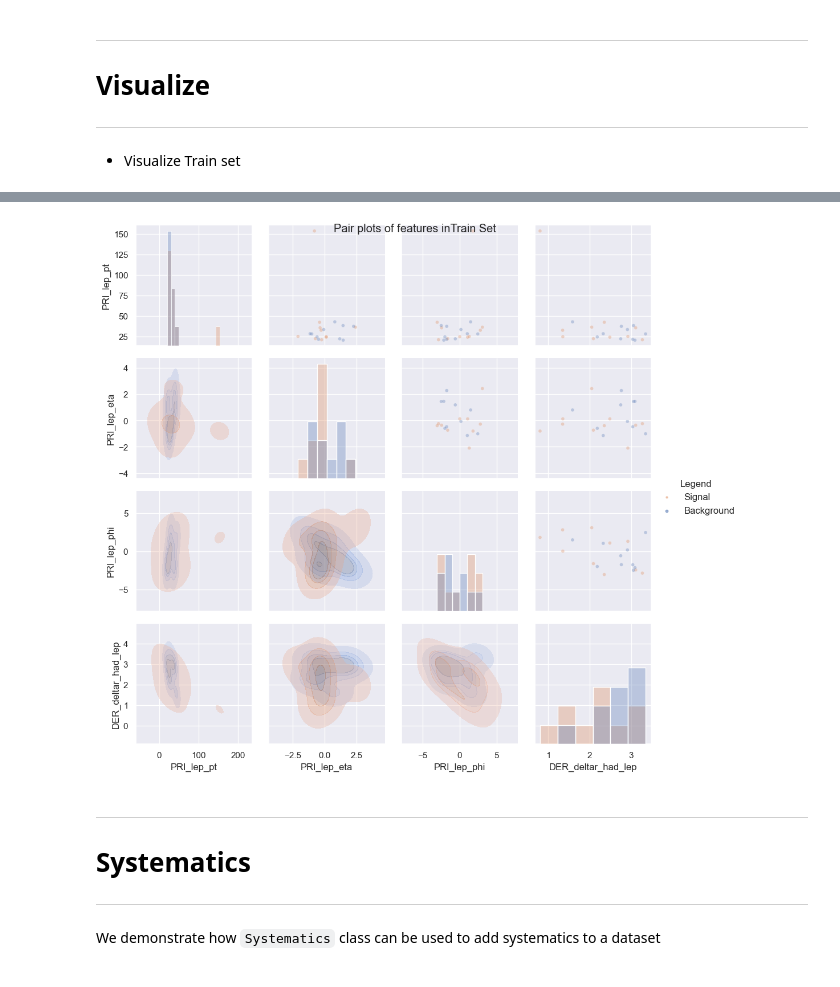
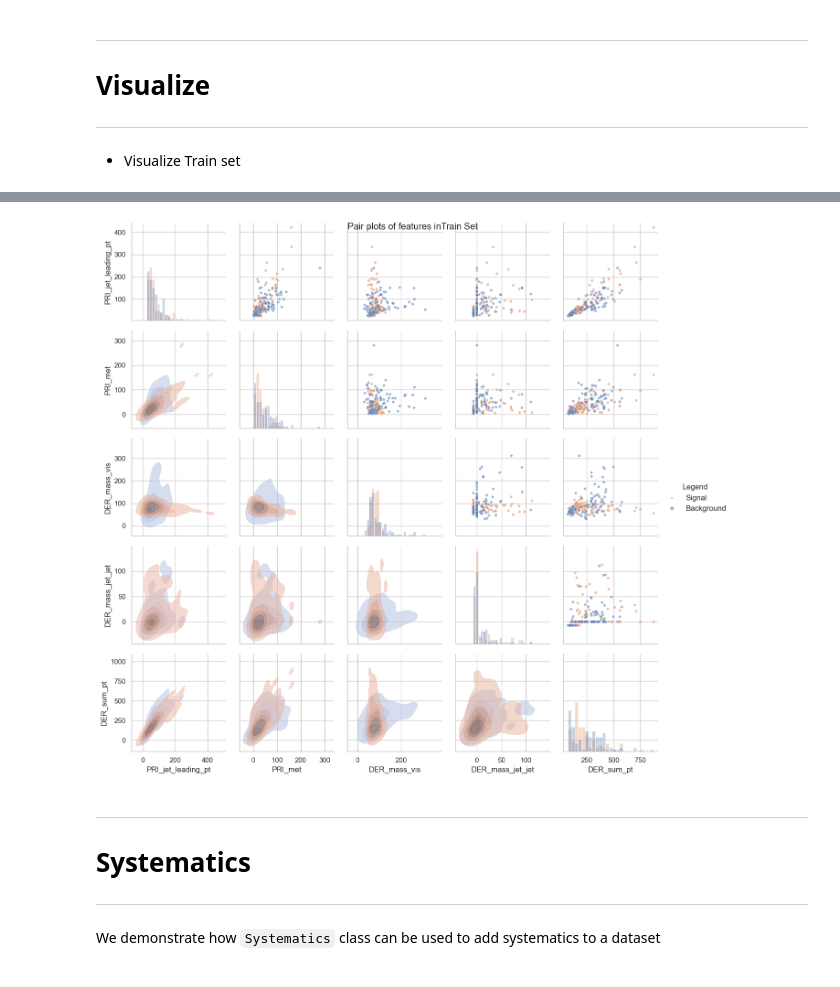
Before and after one commit to FAIR-Universe/HEP-Challenge, a Jupyter notebook: StartingKit_HiggsML_Uncertainty_Challenge.ipynb, the cells around one changed output, grey strips where cells are left out. Drawn from its saved outputs; the diff is of its cells as text; code cells hidden in the pictures.

```diff
--- a/StartingKit_HiggsML_Uncertainty_Challenge.ipynb
+++ b/StartingKit_HiggsML_Uncertainty_Challenge.ipynb
@@ -20,5 +20,5 @@ if COLAB:
 # %% [markdown]
 `USE_PUBLIC_DATA` determines whether to use a public dataset provided for the participants or use a small subset of the data for quick execution of this notebook
 # %%
-USE_PUBLIC_DATA = False
+USE_PUBLIC_DATA = True
 # %%
@@ -57,22 +55,23 @@ warnings.filterwarnings("ignore")
 # Directories
 ***
 # %%
+import os
 root_dir = "./"
 # Input data directory to read training data from
 if USE_PUBLIC_DATA:
-    input_dir = root_dir + "/public_data/"
-    reference_dir = root_dir + '/public_data/'
+    input_dir = os.path.join(root_dir, "public_data","input_data")
+    reference_dir = os.path.join(root_dir, "public_data","reference_data")
 else:
-    input_dir = root_dir + "input_data/"
-    reference_dir = root_dir + 'reference_data/'
+    input_dir = os.path.join(root_dir, "input_data")
+    reference_dir = os.path.join(root_dir, "reference_data")
 # Output data directory to write predictions to
-output_dir = root_dir + "sample_result_submission"
+output_dir = os.path.join(root_dir, "sample_result_submission")
 # Program directory
-program_dir = root_dir + "ingestion_program"
+program_dir = os.path.join(root_dir, "ingestion_program")
 # Score directory
-score_dir = root_dir + "scoring_program"
+score_dir = os.path.join(root_dir, "scoring_program")
 # Directory to read submitted submissions from
-submission_dir = root_dir + "sample_code_submission"
+submission_dir = os.path.join(root_dir, "sample_code_submission")
 # %% [markdown]
 ***
 # Add directories to path
@@ -112,3 +109,7 @@ from model import Model
+# %%
+from model import Model
+from config import CSV, PARQUET  # might change based on final data format
+USE_RANDOM_MUS = True
 # %% [markdown]
 ***
 # Data
@@ -281,2 +273,14 @@ Visualize
+# %%
+train_visualize = Dataset_visualise(
+    data_set=data.get_train_set(),
+    columns=[
+        "PRI_jet_leading_pt",
+        "PRI_met",
+        "DER_mass_vis",
+        "DER_mass_jet_jet",
+        "DER_sum_pt",
+    ],
+    name="Train Set",
+)
 # %%
 # Show data summary
@@ -326,8 +324,8 @@ visualize.show_histogram()
 # %%
 # Show data summary
-visualize.show_pair_plots()
+train_visualize.pair_plots(sample_size=100)
 # %% [output]
-[figure, old version]
+[figure, new version]
 # %% [markdown]
 ***
 # Systematics
```
Also changed, not shown: parts of 29 cells of this notebook, 3 other files.
